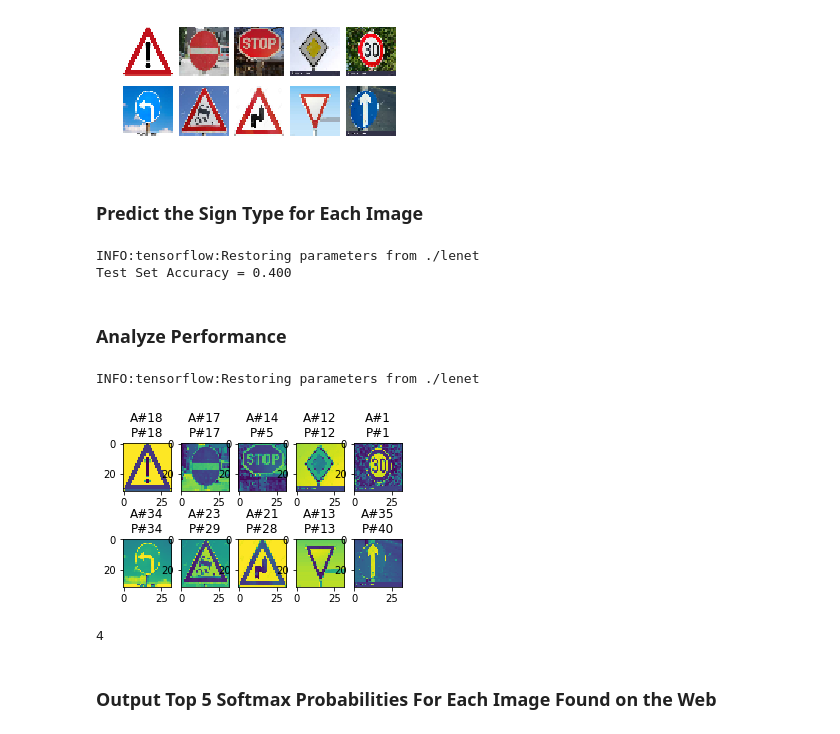
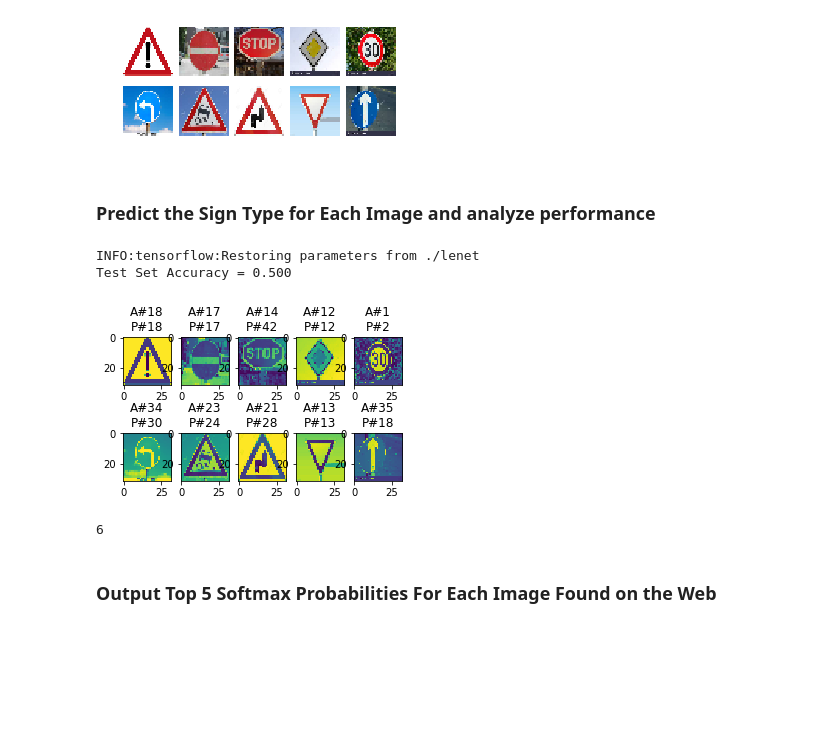
Before and after one commit to AliBaheri/Project2, a Jupyter notebook: Traffic_Sign_Classifier.ipynb, the cells around one changed output. Drawn from its saved outputs; the diff is of its cells as text; code cells hidden in the pictures; blank space fills up the shorter version.

Commit message:
initial commit

```diff
--- a/Traffic_Sign_Classifier.ipynb
+++ b/Traffic_Sign_Classifier.ipynb
@@ -354,44 +354,35 @@ print(new_images.shape)
 (10, 32, 32, 1)
 [figure]
 # %% [markdown]
-### Predict the Sign Type for Each Image
+### Predict the Sign Type for Each Image and analyze performance
 # %%
 new_labels = [18,17,14,12,1,34,23,21,13,35]
 
-with tf.Session() as sess:
-    sess.run(tf.global_variables_initializer())
-    saver3 = tf.train.import_meta_graph('./lenet.meta')
-    saver3.restore(sess, "./lenet")
+with tf.Session() as sess2:
+    saver2 = tf.train.import_meta_graph('./lenet.meta')
+    saver2.restore(sess2, tf.train.latest_checkpoint('.'))
+    predictions = sess2.run(tf.argmax(logits, 1), feed_dict={x: new_images})
     my_accuracy = evaluate(new_images, new_labels)
     print("Test Set Accuracy = {:.3f}".format(my_accuracy))
+
+errors = 0
+plt.figure(figsize=(5,5))
+
+for (i,v) in enumerate(predictions):
+    image = new_images[i].squeeze()
+    plt.subplot(3, 5, i+1)
+    plt.imshow(image)
+    plt.axis('on')
+    plt.title('A#{}\nP#{}'.format(new_labels[i], v))
+    if(new_labels[i]!= v):
+        errors+=1
+plt.show()
+print (errors)
 # %% [output]
 INFO:tensorflow:Restoring parameters from ./lenet
-Test Set Accuracy = 0.400
+Test Set Accuracy = 0.500
+[figure, added]
+6
-# %% [markdown]
-### Analyze Performance
-# %%
-with tf.Session() as sess2:
-    saver2 = tf.train.import_meta_graph('./lenet.meta')
-    saver2.restore(sess2, tf.train.latest_checkpoint('.'))
-    predictions = sess2.run(tf.argmax(logits, 1), feed_dict={x: new_images})
-
-errors = 0
-plt.figure(figsize=(5,5))
-
-for (i,v) in enumerate(predictions):
-    image = new_images[i].squeeze()
-    plt.subplot(3, 5, i+1)
-    plt.imshow(image)
-    plt.axis('on')
-    plt.title('A#{}\nP#{}'.format(new_labels[i], v))
-    if(new_labels[i]!= v):
-        errors+=1
-plt.show()
-print (errors)
-# %% [output]
-INFO:tensorflow:Restoring parameters from ./lenet
-[figure, removed]
-4
 # %% [markdown]
 ### Output Top 5 Softmax Probabilities For Each Image Found on the Web
 # %% [markdown]
```
Also changed, not shown: parts of 3 cells of this notebook, 1 other file.
